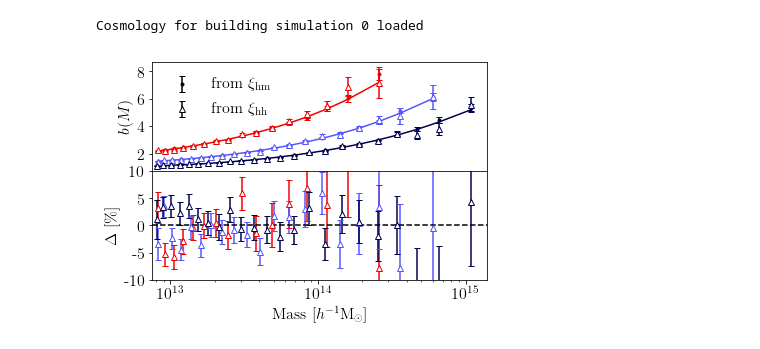
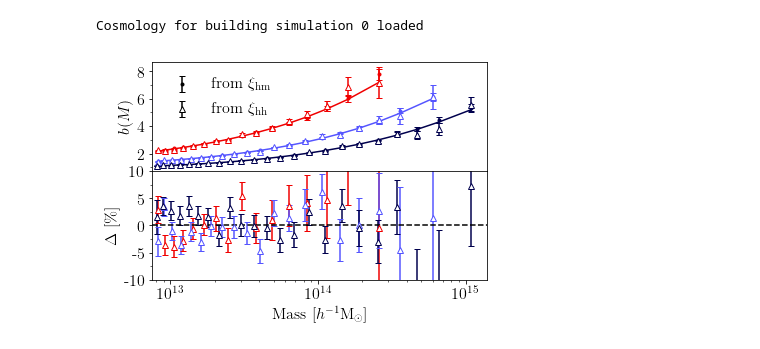
Before and after one commit to AemulusProject/bias_emulator, a Jupyter notebook: notebooks/Halo-halo bias figure for paper.ipynb, the cells around one changed output. Saved outputs shown, nothing was run; the diff lists cells and outputs as text; code cells hidden in the pictures.

```diff
--- a/notebooks/Halo-halo bias figure for paper.ipynb
+++ b/notebooks/Halo-halo bias figure for paper.ipynb
@@ -107,34 +107,37 @@ ax[0].set_ylabel(r"$b(M)$")
 ax[1].set_ylabel(r"$\Delta\ [\%]$")
 ax[1].set_xlabel(r"${\rm Mass}\ [h^{-1}{\rm M_\odot}]$")
 ax[1].set_ylim(-10, 10)
 ax[0].set_yticks([2,4,6,8])
 ax[0].set_yticklabels([2,4,6,8])
+ax[0].set_yticks([1,3,5,7], minor=True)
 ax[1].set_yticks([-10, -5, 0, 5, 10])
 ax[1].set_yticklabels([-10, -5, 0, 5, 10])
+ax[1].set_yticks([-7.5, -2.5, 2.5, 7.5], minor=True)
+
 snaps = [2,6,9]
 MS = 6 #markersize
 for snap in snaps:
     _, _, M = get_halo_data(snap)
 
     bm = bin_ave_biases_in_snap(snap)
     ax[0].plot(M, bm, c=colors[snap], zorder=-1)
 
     b_data1, be_data1 = get_bias_data(snap, auto=False)
     ax[0].errorbar(M, b_data1, be_data1, c=colors[snap], ls='', marker='.', markersize=MS)
     #ax[1].errorbar(M, (b_data1-bm)/bm*100, be_data1/bm*100, c=colors[snap], ls='', marker='.', markersize=MS)
 
     b_data2, be_data2 = get_bias_data(snap, auto=True)
     ax[0].errorbar(M, b_data2, be_data2, c=colors[snap], ls='', marker='^', mfc='w', markersize=MS)
-    #ax[1].errorbar(M, (b_data2-bm)/bm*100, be_dat2a/bm*100, c=colors[snap], ls='', marker='^', mfc="w", markersize=MS)
-    err = np.sqrt((be_data2**2/b_data1**2) + be_data1**2*(b_data2**2/b_data1**4))*100
-    ax[1].errorbar(M, (b_data2-b_data1)/b_data1*100, err, c=colors[snap], ls='', marker='^', mfc="w", markersize=MS)
+    ax[1].errorbar(M, (b_data2-bm)/bm*100, be_data2/bm*100, c=colors[snap], ls='', marker='^', mfc="w", markersize=MS)
+    #err = np.sqrt((be_data2**2/b_data1**2) + be_data1**2*(b_data2**2/b_data1**4))*100
+    #ax[1].errorbar(M, (b_data2-b_data1)/b_data1*100, err, c=colors[snap], ls='', marker='^', mfc="w", markersize=MS)
 
 ax[0].errorbar([],[], [], c='k', ls='', marker='.', markersize=MS, label=r"from $\xi_{\rm hm}$")
 ax[0].errorbar([],[], [], c='k', ls='', marker='^', mfc='w', markersize=MS, label=r"from $\xi_{\rm hh}$")
 ax[0].legend(frameon=False)
 ax[1].axhline(0, c='k', ls='--')
 xlims = ax[0].get_xlim()
 _ = ax[0].set_xlim((7.5e12, xlims[1]))
 plt.savefig("hh_vs_hm_box0.pdf", bbox_inches="tight")
 # %% [output]
-[figure, old version]
+[figure, new version]
```
Also changed, not shown: 2 other files.
